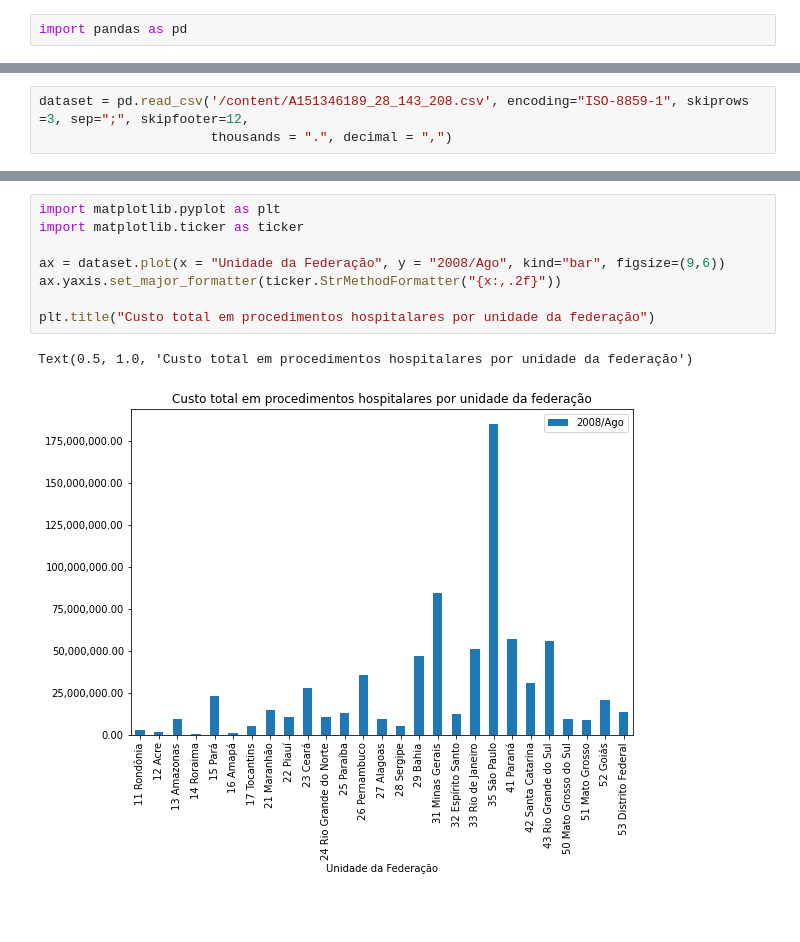
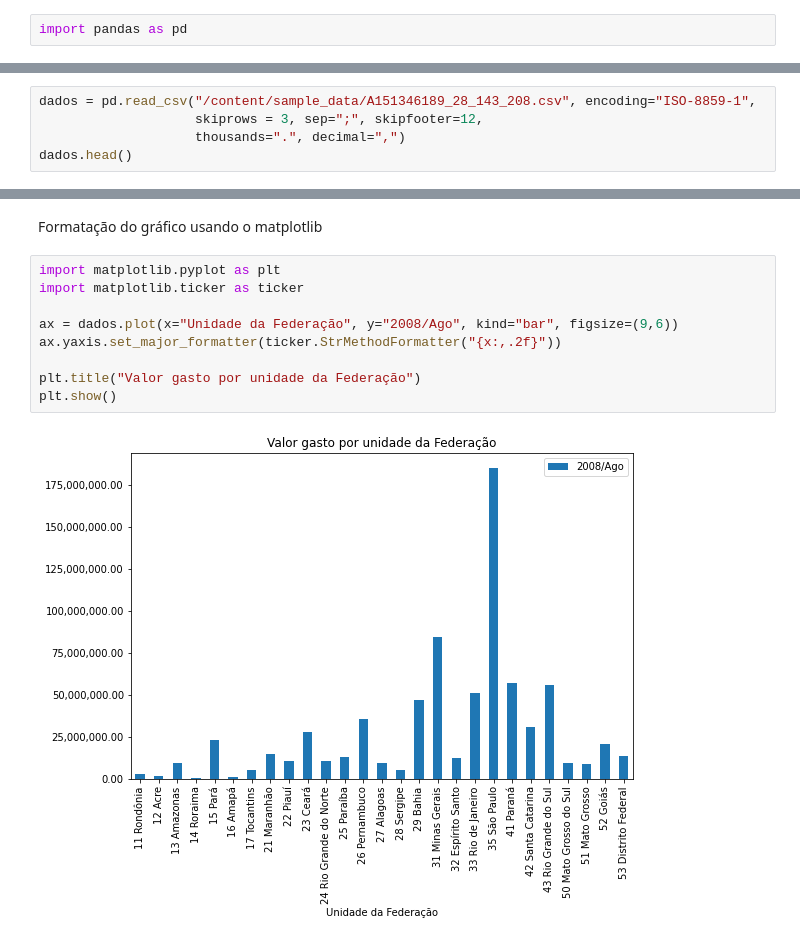
Before and after one commit to ArthurMarqq/BootCamp_DS_Alura, a Jupyter notebook: dataset_internacoes.ipynb, the cells around one changed output, grey strips where cells are left out. Saved outputs shown, nothing was run; the diff lists cells and outputs as text; blank space fills up the shorter version.

```diff
--- a/dataset_internacoes.ipynb
+++ b/dataset_internacoes.ipynb
@@ -5,3 +9,5 @@ import pandas as pd
 # %%
-dataset = pd.read_csv('/content/A151346189_28_143_208.csv', encoding="ISO-8859-1", skiprows =3, sep=";", skipfooter=12,
-                      thousands = ".", decimal = ",")
+dados = pd.read_csv("/content/sample_data/A151346189_28_143_208.csv", encoding="ISO-8859-1",
+                    skiprows = 3, sep=";", skipfooter=12,
+                    thousands=".", decimal=",")
+dados.head()
@@ -71,11 +104,13 @@ dataset['2008/Ago'].mean()
+# %% [markdown]
+Formatação do gráfico usando o matplotlib
 # %%
 import matplotlib.pyplot as plt
 import matplotlib.ticker as ticker
 
-ax = dataset.plot(x = "Unidade da Federação", y = "2008/Ago", kind="bar", figsize=(9,6))
+ax = dados.plot(x="Unidade da Federação", y="2008/Ago", kind="bar", figsize=(9,6))
 ax.yaxis.set_major_formatter(ticker.StrMethodFormatter("{x:,.2f}"))
 
-plt.title("Custo total em procedimentos hospitalares por unidade da federação")
+plt.title("Valor gasto por unidade da Federação")
+plt.show()
 # %% [output]
-Text(0.5, 1.0, 'Custo total em procedimentos hospitalares por unidade da federação')
-[figure, old version]
+[figure, new version]
```
Also changed, not shown: parts of 14 cells of this notebook.
